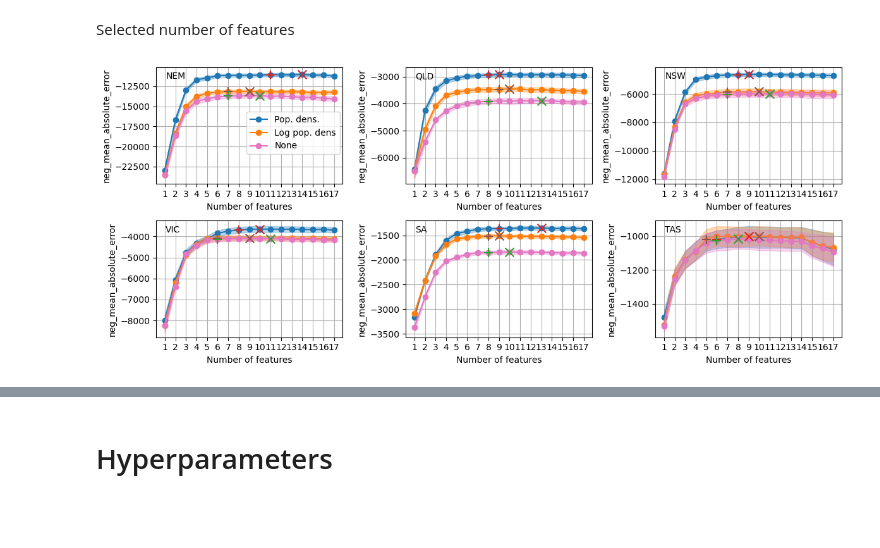
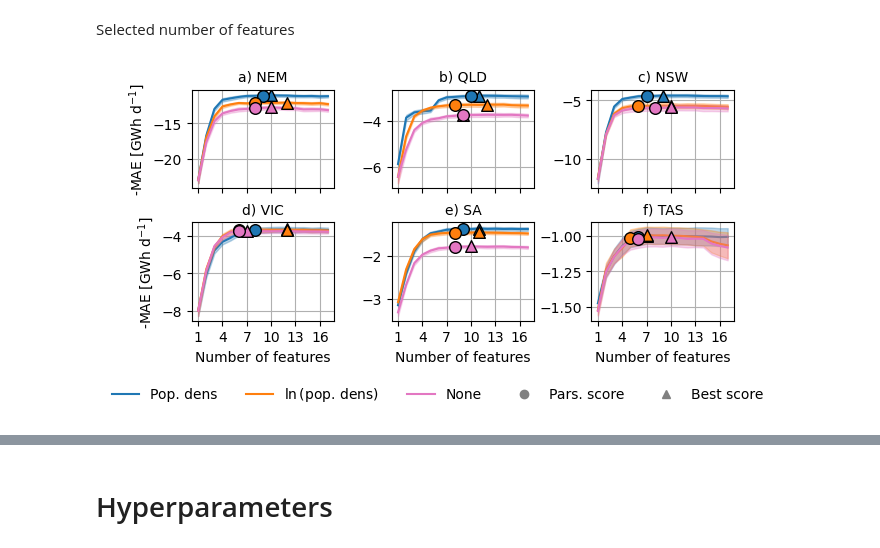
Before and after one commit to dougrichardson/demand_model, a Jupyter notebook: 13_evaluation.ipynb, the cells around one changed output, grey strips where cells are left out. Saved outputs shown, nothing was run; the diff lists cells and outputs as text; code cells hidden in the pictures; blank space fills up the shorter version.

Commit message:
Updated features and skill plots

```diff
--- a/13_evaluation.ipynb
+++ b/13_evaluation.ipynb
@@ -17,4 +17,8 @@ from scipy.stats import pearsonr, randint, uniform
 
 import matplotlib.pyplot as plt
 import matplotlib.cm
+from matplotlib.lines import Line2D
+
+import string
+letters = list(string.ascii_lowercase)
 # %% [output]
@@ -59,24 +62,24 @@ def plot_feature_selection(ax, results, label, pars_results=None, col1="tab:blue
     label: str, label for legend
     pars_results: pandas dataframe with avg_score and std_dev columns, to mark another point e.g. most parsimonious model
     """
-    avg_score = results["avg_score"].values
-    se = results["std_err"].values
+    avg_score = results["avg_score"].values / 1000
+    se = results["std_err"].values / 1000
     score_max = np.where(results["selected_features"] == True)[0][0]
 
-    p = ax.plot(avg_score, marker="o", c=col1, zorder=1, label=label)
+    p = ax.plot(avg_score, marker="", c=col1, zorder=1, label=label)
     ax.fill_between(range(len(se)), avg_score + se, avg_score - se, alpha=0.3, color=col1, zorder=1)
-    ax.scatter(range(len(avg_score))[score_max], avg_score[score_max], zorder=2, c=col2, marker="x", s=100)
+    ax.scatter(range(len(avg_score))[score_max], avg_score[score_max], zorder=2, c=col2, marker="^", ec="k", s=70)
 
     if pars_results is not None:
         pars_score = np.where(pars_results["selected_features"] == True)[0][0]
-        ax.scatter(range(len(avg_score))[pars_score], avg_score[pars_score], zorder=2, c=col2, marker="+", s=100)
+        ax.scatter(range(len(avg_score))[pars_score], avg_score[pars_score], zorder=2, c=col2, marker="o", ec="k", s=70)
 
     ax.axes.grid(zorder=0)
     ax.set_axisbelow(True)
-    ax.set_xticks(range(len(avg_score)))
-    ax.set_xticklabels(range(1, len(avg_score) + 1))
+    ax.set_xticks(range(len(avg_score))[::3])
+    ax.set_xticklabels(range(1, len(avg_score) + 1)[::3])
     ax.set_xlabel("Number of features")
-    ax.set_ylabel("neg_mean_absolute_error")
+    ax.set_ylabel(r"-MAE [GWh d$^{-1}$]")
 
     return p
 # %% [markdown]
@@ -153,36 +156,61 @@ features_t2m_only_pars = fn.read_results(
 # %% [markdown]
 Selected number of features
 # %%
-fig, ax = plt.subplots(2, 3, figsize=(12,5))
+fig, ax = plt.subplots(2, 3, figsize=(7,3))
+
 for i, r in enumerate(regions):
     p1 = plot_feature_selection(
         ax.flatten()[i],
         features_dict_best[r],
         "Pop. dens.",
-        features_dict_pars[r]
+        features_dict_pars[r],
+        col1="tab:blue",
+        col2="tab:blue"
     )
     p2 = plot_feature_selection(
         ax.flatten()[i],
         features_log_mask_dict_best[r],
-        "Log pop. dens",
+        r"$\ln$(pop. dens)",
         features_log_mask_dict_pars[r],
         col1="tab:orange",
-        col2="tab:brown"
+        col2="tab:orange"
     )
     p3 = plot_feature_selection(
         ax.flatten()[i],
         features_no_mask_dict_best[r],
         "None",
         features_no_mask_dict_pars[r],
         col1="tab:pink",
-        col2="tab:green"
+        col2="tab:pink"
     )
-    ax.flatten()[i].text(0.05, 0.9, r, transform=ax.flatten()[i].transAxes)
+    # ax.flatten()[i].text(0.05, 0.9, r, transform=ax.flatten()[i].transAxes)
+    ax.flatten()[i].set_title(letters[i] + ") " + r, fontsize=10)
 
-handles, labels = ax.flatten()[i].get_legend_handles_labels()
-fig.legend(handles, labels, loc=(0.2, 0.7))
+    if i in [0, 1, 2]:
+        ax.flatten()[i].set_xticklabels([])
+        ax.flatten()[i].set_xlabel("")
+    if i in [1, 2, 4, 5]:
+        ax.flatten()[i].set_ylabel("")
 
-plt.tight_layout()
+plt.subplots_adjust(hspace=0.35, wspace=0.4)
+
+# handles, labels = ax.flatten()[i].get_legend_handles_labels()
+# fig.legend(handles, labels, loc=(0.1, 0.5), ncol=3, frameon=False)
+
+# Manual legend
+col1 = Line2D([0], [0], marker='', color="tab:blue", linestyle="-")
+col2 = Line2D([0], [0], marker='', color="tab:orange", linestyle="-")
+col3 = Line2D([0], [0], marker='', color="tab:pink", linestyle="-")
+circle = Line2D([0], [0], marker='o', markeredgecolor="gray", markerfacecolor="gray", linestyle="")
+triangle = Line2D([0], [0], marker='^', markeredgecolor="gray", markerfacecolor="gray", linestyle="")
+ax[1,0].legend(
+    [col1, col2, col3, circle, triangle],
+    ["Pop. dens", r"$\ln$(pop. dens)", "None", "Pars. score", "Best score"],
+    loc=(-0.6, -0.9),
+    ncol=5,
+    frameon=False
+)
+plt.savefig("figures/nFeatures_compare_masks.pdf", format="pdf", bbox_inches="tight")
 # %% [output]
-[figure, old version]
+[figure, new version]
 # %%
```
Also changed, not shown: parts of 9 cells of this notebook, 3 other files.
